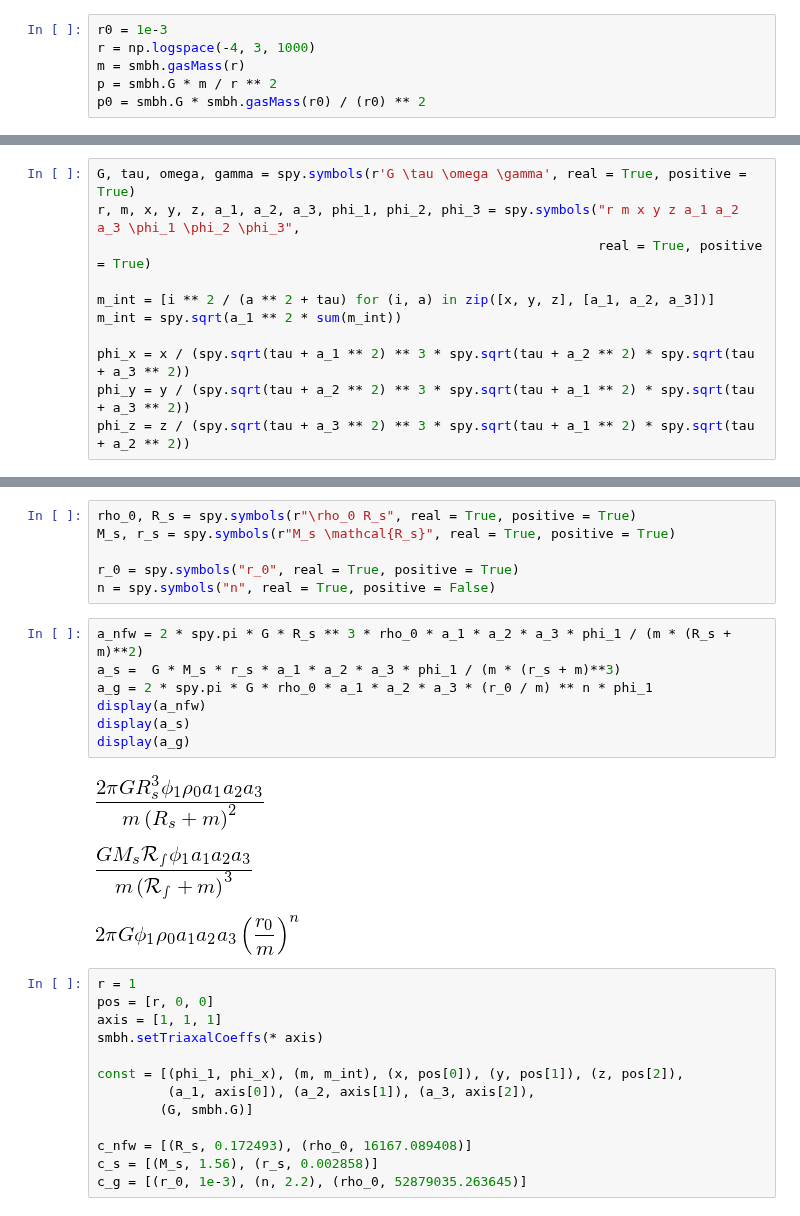
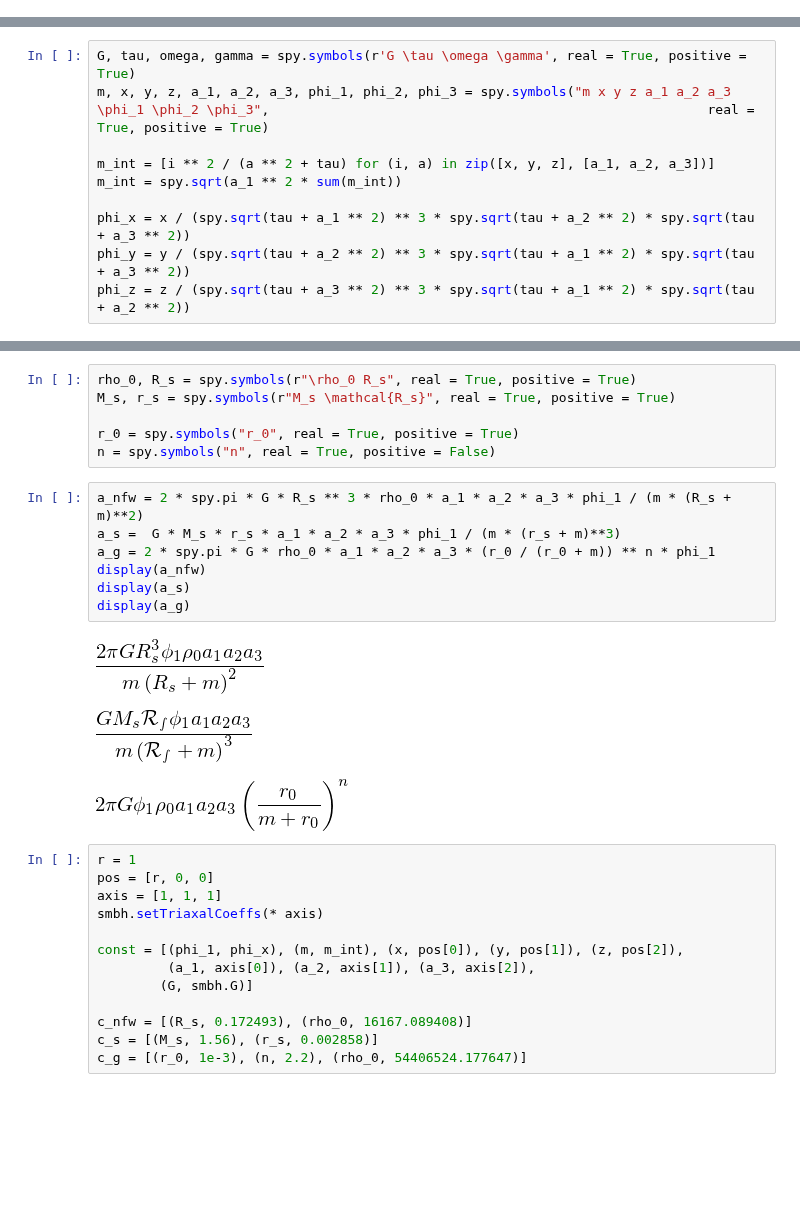
Before and after one commit to jsbarbosa/TesisFisica, a Jupyter notebook: Files/Week 8/Gammas.ipynb, the cells around one changed output, grey strips where cells are left out. Cells and saved outputs as stored; diff of their text form; blank space fills up the shorter version.

```diff
--- a/Files/Week 8/Gammas.ipynb
+++ b/Files/Week 8/Gammas.ipynb
@@ -11,9 +11,3 @@ spy.init_printing()
 
 from IPython.display import display
 # %matplotlib
-# %%
-r0 = 1e-3
-r = np.logspace(-4, 3, 1000)
-m = smbh.gasMass(r)
-p = smbh.G * m / r ** 2
-p0 = smbh.G * smbh.gasMass(r0) / (r0) ** 2
@@ -53,8 +29,7 @@ def laguerre(expression, degree):
     return sum(la * weights)
 # %%
 G, tau, omega, gamma = spy.symbols(r'G \tau \omega \gamma', real = True, positive = True)
-r, m, x, y, z, a_1, a_2, a_3, phi_1, phi_2, phi_3 = spy.symbols("r m x y z a_1 a_2 a_3 \phi_1 \phi_2 \phi_3",
-                                                                real = True, positive = True)
+m, x, y, z, a_1, a_2, a_3, phi_1, phi_2, phi_3 = spy.symbols("m x y z a_1 a_2 a_3 \phi_1 \phi_2 \phi_3",                                                        real = True, positive = True)
 
 m_int = [i ** 2 / (a ** 2 + tau) for (i, a) in zip([x, y, z], [a_1, a_2, a_3])]
 m_int = spy.sqrt(a_1 ** 2 * sum(m_int))
@@ -77,14 +52,14 @@ n = spy.symbols("n", real = True, positive = False)
 # %%
 a_nfw = 2 * spy.pi * G * R_s ** 3 * rho_0 * a_1 * a_2 * a_3 * phi_1 / (m * (R_s + m)**2)
 a_s =  G * M_s * r_s * a_1 * a_2 * a_3 * phi_1 / (m * (r_s + m)**3)
-a_g = 2 * spy.pi * G * rho_0 * a_1 * a_2 * a_3 * (r_0 / m) ** n * phi_1
+a_g = 2 * spy.pi * G * rho_0 * a_1 * a_2 * a_3 * (r_0 / (r_0 + m)) ** n * phi_1
 display(a_nfw)
 display(a_s)
 display(a_g)
 # %% [output]
 [figure]
 [figure]
-[figure, old version]
+[figure, new version]
 # %%
 r = 1
 pos = [r, 0, 0]
@@ -97,7 +72,7 @@ const = [(phi_1, phi_x), (m, m_int), (x, pos[0]), (y, pos[1]), (z, pos[2]),
 
 c_nfw = [(R_s, 0.172493), (rho_0, 16167.089408)]
 c_s = [(M_s, 1.56), (r_s, 0.002858)]
-c_g = [(r_0, 1e-3), (n, 2.2), (rho_0, 52879035.263645)]
+c_g = [(r_0, 1e-3), (n, 2.2), (rho_0, 54406524.177647)]
 # %%
 f_nfw = a_nfw.subs(const + c_nfw)
 f_s = a_s.subs(const + c_s)
```
Also changed, not shown: parts of 11 cells of this notebook, 27 other files.
